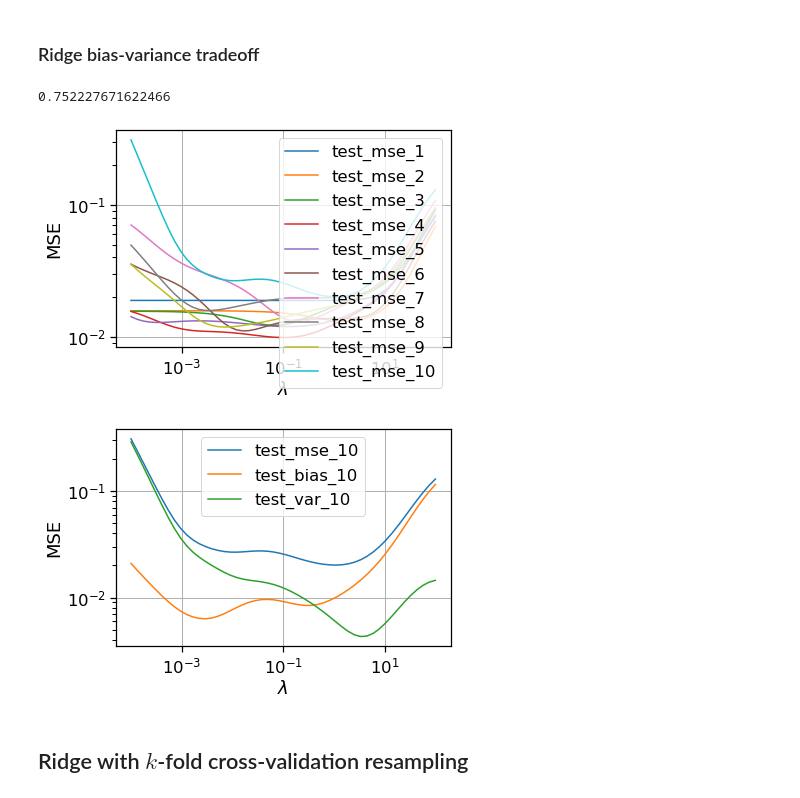
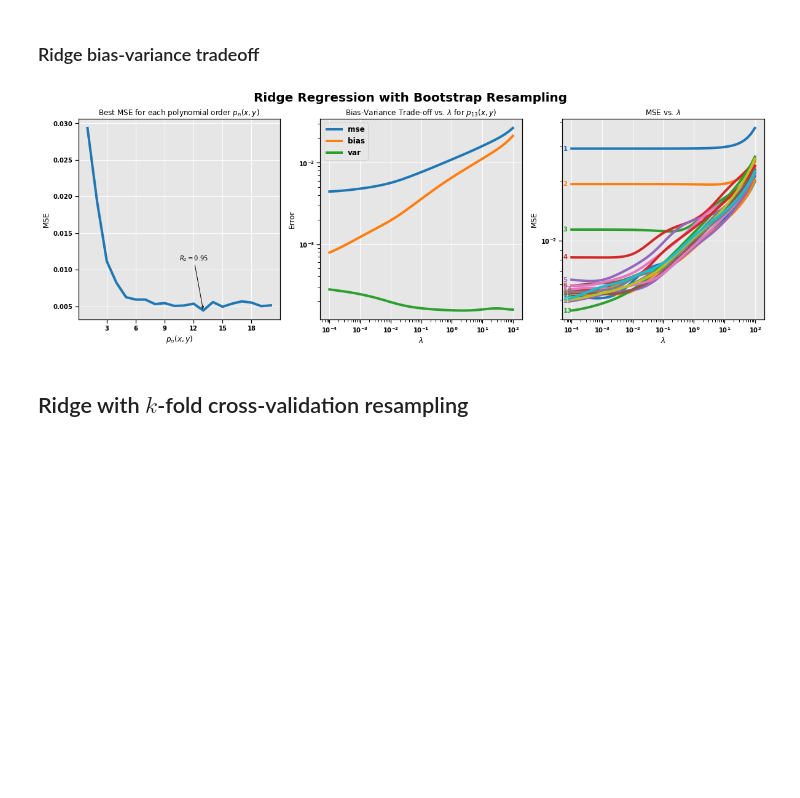
Before and after one commit to fonstelien/FYS-STK4155, a Jupyter notebook: project1/project1.ipynb, the cells around one changed output. Drawn from its saved outputs; the diff is of its cells as text; code cells hidden in the pictures; blank space fills up the shorter version.

```diff
--- a/project1/project1.ipynb
+++ b/project1/project1.ipynb
@@ -84,26 +291,62 @@ lambdas = np.logspace(-4, 2, 50)
 polynomial_orders = list(range(1,MAX_POLY_ORDER+1,1))
 
 ridge_bs_df = run_ridge_bootstrap(X, z, f, polynomial_orders=polynomial_orders, lambdas=lambdas, train_size=.7, bootstraps=20)
-# %%
-pn = polynomial_orders[-1]
-print(best_r2(ridge_bs_df[f"test_mse_{pn}"], z))
-# %% [output]
-0.752227671622466
-# %%
-ax = ridge_bs_df.plot(x="lambda", y=[f"test_mse_{pn}" for pn in polynomial_orders], logy=True, logx=True)
-ax.set_xlabel("$\lambda$")
-ax.set_ylabel("MSE")
-ax.grid(True)
-
-ax = ridge_bs_df.plot(x="lambda", y=[f"test_mse_{pn}", f"test_bias_{pn}", f"test_var_{pn}"], logy=True, logx=True)
-ax.set_xlabel("$\lambda$")
-ax.set_ylabel("MSE")
-ax.grid(True)
-
-plt.show()
-# %% [output]
-[figure, removed]
-[figure, removed]
+# %%
+# Plotting Ridge with Bootstrap
+
+best_mse = find_best_lambdas(df=ridge_bs_df, polynomial_orders=polynomial_orders, col_prefix='test_mse_')
+best_mse_idx = np.argmin(best_mse)
+best_mse_pn = polynomial_orders[best_mse_idx]
+best_mse_val = best_mse[best_mse_idx]
+
+plt.figure(figsize=(20,6))
+plt.suptitle("Ridge Regression with Bootstrap Resampling", fontsize=LARGE, weight='bold')
+
+plt.subplot(131)
+plt.plot(polynomial_orders, best_mse)
+#plt.yscale('log')
+plt.title("Best MSE for each polynomial order $p_n(x,y)$")
+plt.xlabel("$p_n(x,y)$")
+plt.ylabel("MSE")
+ax = plt.gca()
+ax.xaxis.set_major_locator(MaxNLocator(integer=True))
+xytext = (sum(plt.xlim())/2, sum(plt.ylim())/3)
+xy = (best_mse_pn, best_mse_val)
+plt.annotate(f'$R_2 = {best_r2(best_mse, z):.2f}$', xytext=xytext, xy=xy, arrowprops={'arrowstyle':'->'})
+
+plt.subplot(132)
+pn = best_mse_pn
+plt.plot(ridge_bs_df['lambda'], ridge_bs_df[f'test_mse_{pn}'])
+plt.plot(ridge_bs_df['lambda'], ridge_bs_df[f'test_bias_{pn}'])
+plt.plot(ridge_bs_df['lambda'], ridge_bs_df[f'test_var_{pn}'])
+plt.legend(['mse', 'bias$^2$', 'var'])
+plt.title(f"Bias-Variance Trade-off vs. $\lambda$ for $p_{{{pn}}}(x,y)$")
+plt.xlabel("$\lambda$")
+plt.ylabel("Error")
+plt.xscale('log')
+plt.yscale('log')
+
+plt.subplot(133)
+names = [f'test_mse_{pn}' for pn in polynomial_orders]
+for name in names:
+    plt.plot(ridge_bs_df['lambda'], ridge_bs_df[name])
+
+ax = plt.gca()
+for line, pn in zip(ax.lines, polynomial_orders):
+    y = line.get_ydata()[0]
+    ax.annotate(str(pn), xy=(0,y), xytext=(1,0), color=line.get_color(),
+                xycoords = ax.get_yaxis_transform(), textcoords="offset points",
+                size=SMALL, va="center")
+
+plt.title("MSE vs. $\lambda$")
+plt.xlabel("$\lambda$")
+plt.ylabel("MSE")
+plt.xscale('log')
+plt.yscale('log')
+
+plt.show()
+# %% [output]
+[figure, added]
 # %% [markdown]
 ## Ridge with $k$-fold cross-validation resampling
 # %% [markdown]
```
Also changed, not shown: parts of 11 cells of this notebook, 3 other files.
